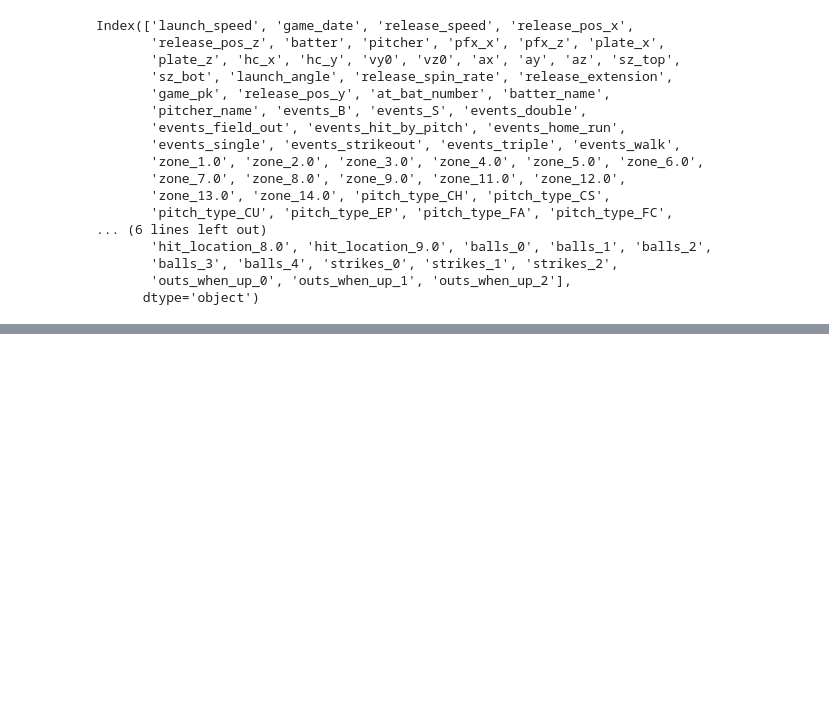
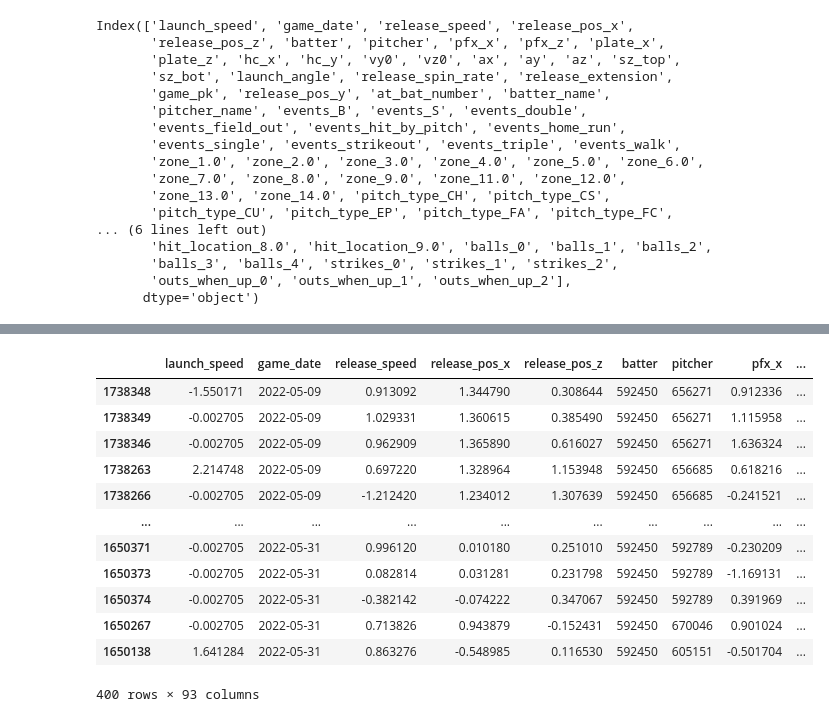
Before and after one commit to dk1414/BaseballModeling, a Jupyter notebook: Models/Notebooks/custom_examples.ipynb, the cells around one changed output, grey strips where cells are left out. Cells and saved outputs as stored; diff of their text form; code cells hidden in the pictures; blank space fills up the shorter version.

```diff
--- a/Models/Notebooks/custom_examples.ipynb
+++ b/Models/Notebooks/custom_examples.ipynb
@@ -348 +315,17 @@ make_pitch(pitcher_pitch_stats, pitch_info, pitch_coords_means, hit_coords_means
 1 rows × 93 columns
+# %%
+filtered_data
+# %% [output]
+|  | launch_speed | game_date | release_speed | release_pos_x | release_pos_z | batter | pitcher | pfx_x | ... |
+| 1738348 | -1.550171 | 2022-05-09 | 0.913092 | 1.344790 | 0.308644 | 592450 | 656271 | 0.912336 | ... |
+| 1738349 | -0.002705 | 2022-05-09 | 1.029331 | 1.360615 | 0.385490 | 592450 | 656271 | 1.115958 | ... |
+| 1738346 | -0.002705 | 2022-05-09 | 0.962909 | 1.365890 | 0.616027 | 592450 | 656271 | 1.636324 | ... |
+| 1738263 | 2.214748 | 2022-05-09 | 0.697220 | 1.328964 | 1.153948 | 592450 | 656685 | 0.618216 | ... |
+| 1738266 | -0.002705 | 2022-05-09 | -1.212420 | 1.234012 | 1.307639 | 592450 | 656685 | -0.241521 | ... |
+| ... | ... | ... | ... | ... | ... | ... | ... | ... | ... |
+| 1650371 | -0.002705 | 2022-05-31 | 0.996120 | 0.010180 | 0.251010 | 592450 | 592789 | -0.230209 | ... |
+| 1650373 | -0.002705 | 2022-05-31 | 0.082814 | 0.031281 | 0.231798 | 592450 | 592789 | -1.169131 | ... |
+| 1650374 | -0.002705 | 2022-05-31 | -0.382142 | -0.074222 | 0.347067 | 592450 | 592789 | 0.391969 | ... |
+| 1650267 | -0.002705 | 2022-05-31 | 0.713826 | 0.943879 | -0.152431 | 592450 | 670046 | 0.901024 | ... |
+| 1650138 | 1.641284 | 2022-05-31 | 0.863276 | -0.548985 | 0.116530 | 592450 | 605151 | -0.501704 | ... |
+400 rows × 93 columns
```
Also changed, not shown: parts of 12 cells of this notebook, 6 other files.
